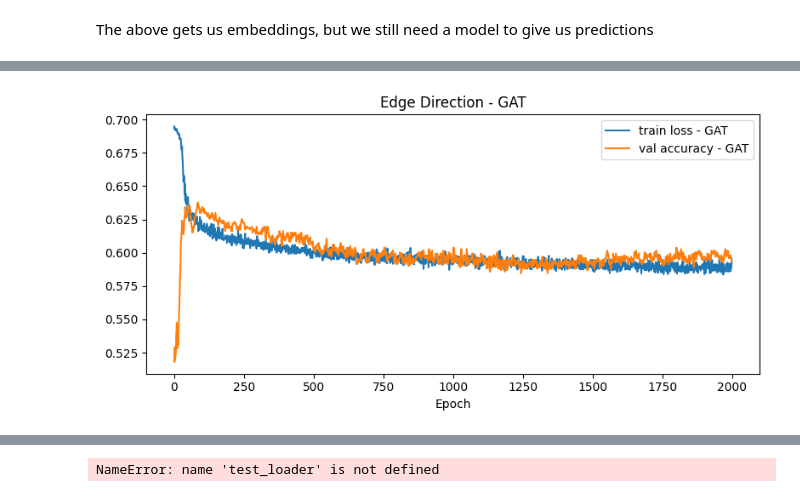
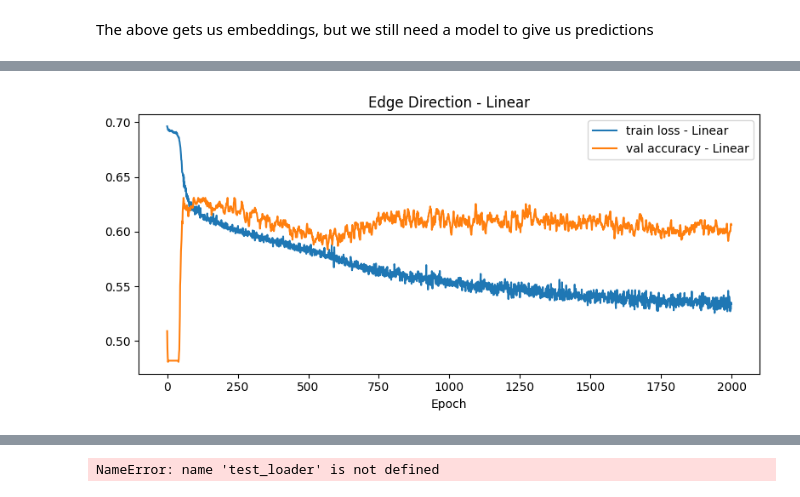
Before and after one commit to parkerjstewart/CS224W_Project, a Jupyter notebook: notebooks/match_predictions.ipynb, the cells around one changed output, grey strips where cells are left out. Cells and saved outputs as stored; diff of their text form; code cells hidden in the pictures.

Commit message:
had to fix the _build_pairs_and_labels func

```diff
--- a/notebooks/match_predictions.ipynb
+++ b/notebooks/match_predictions.ipynb
@@ -514,8 +542,46 @@ class objectview(object):
 # %%
 import matplotlib.pyplot as plt
 
-# --- example experiment configs ---
+# --- experiment configs ---
 for cfg in [
+    {
+        'model_type': 'Linear',
+        'dataset': 'matches',
+        'num_layers': 1,
+        'heads': 1,
+        'batch_size': 32,
+        'hidden_dim': 128,
+        'dropout': 0.5,
+        'epochs': 2000,
+        'opt': 'adam',
+        'opt_scheduler': 'none',
+        'opt_restart': 0,
+        'weight_decay': 5e-4,
+        'lr': 0.0005,
+        'emb_dim': 128,            # node embedding dim from GNNStack
+        'dir_hidden_dim': 128,     # MLP hidden size for direction head
+        'device': 'cuda' if torch.cuda.is_available() else 'cpu',
+        'post_layers': 3,
+    },
+    {
+        'model_type': 'GraphSage',
+        'dataset': 'matches',
+        'num_layers': 2,        # SAGE typically benefits from >1 layer
+        'heads': 1,             # ignored for SAGE, but safe to set
+        'batch_size': 32,
+        'hidden_dim': 128,
+        'dropout': 0.5,
+        'epochs': 2000,
+        'opt': 'adam',
+        'opt_scheduler': 'none',
+        'opt_restart': 0,
+        'weight_decay': 5e-4,
+        'lr': 0.0005,           # SAGE usually trains well at this LR
+        'emb_dim': 128,         # output embedding size
+        'dir_hidden_dim': 128,  # MLP hidden layer size for direction model
+        'device': 'cuda' if torch.cuda.is_available() else 'cpu',
+        'post_layers': 3,
+    },
     {
         'model_type': 'GAT',
         'dataset': 'matches',
@@ -533,6 +599,7 @@ for cfg in [
         'emb_dim': 128,          # GNN output embedding size for nodes
         'dir_hidden_dim': 128,   # MLP hidden for direction head
         'device': 'cuda' if torch.cuda.is_available() else 'cpu',
+        'post_layers': 3,
     },
 ]:
     args = objectview(cfg)
@@ -544,35 +611,27 @@ for cfg in [
     graph_ds = MatchesDataset(root=ds_root, player_emb=player_emb_cpu)
     graph = graph_ds[0]
 
-    for model in ['GAT']:
-        args.model_type = model
 
-        # Match dims for multi-head GAT vs others
-        if model == 'GAT':
-            args.heads = 2
-        else:
-            args.heads = 1
+    print(f"\n=== Running model_type={args.model_type} on {args.dataset} ===")
 
-        print(f"\n=== Running model_type={model} on {args.dataset} ===")
+    # Optional: configure GAT edge_dim to use edge_attr
+    if args.model_type == 'GAT':
+        args.gat_edge_dim = graph.edge_attr.size(1)
 
-        # Optional: configure GAT edge_dim to use edge_attr
-        if model == 'GAT':
-            args.gat_edge_dim = graph.edge_attr.size(1)
+    # Train edge-direction model
+    val_accs, losses, best_model, best_val_acc, test_acc = train_edge_direction(graph, args)
 
-        # Train edge-direction model
-        val_accs, losses, best_model, best_val_acc, test_acc = train_edge_direction(graph, args)
+    print(f"Best val accuracy:  {best_val_acc:.4f}")
+    print(f"Best test accuracy: {test_acc:.4f}")
+    print(f"Min training loss:  {min(losses):.4f}")
 
-        print(f"Best val accuracy:  {best_val_acc:.4f}")
-        print(f"Best test accuracy: {test_acc:.4f}")
-        print(f"Min training loss:  {min(losses):.4f}")
-
-        # Plot training loss + validation accuracy
-        plt.figure(figsize=(8, 4))
-        plt.title(f"Edge Direction - {model}")
-        plt.plot(losses, label=f"train loss - {model}")
-        plt.plot(val_accs, label=f"val accuracy - {model}")
-        plt.xlabel("Epoch")
-        plt.legend()
-        plt.tight_layout()
-        plt.show()
+    # Plot training loss + validation accuracy
+    plt.figure(figsize=(8, 4))
+    plt.title(f"Edge Direction - {args.model_type}")
+    plt.plot(losses, label=f"train loss - {args.model_type}")
+    plt.plot(val_accs, label=f"val accuracy - {args.model_type}")
+    plt.xlabel("Epoch")
+    plt.legend()
+    plt.tight_layout()
+    plt.show()
 # %% [output]
@@ -596 +655 @@ Min training loss:  0.5836
-[figure, old version]
+[figure, new version]
```
Also changed, not shown: parts of 3 cells of this notebook.
